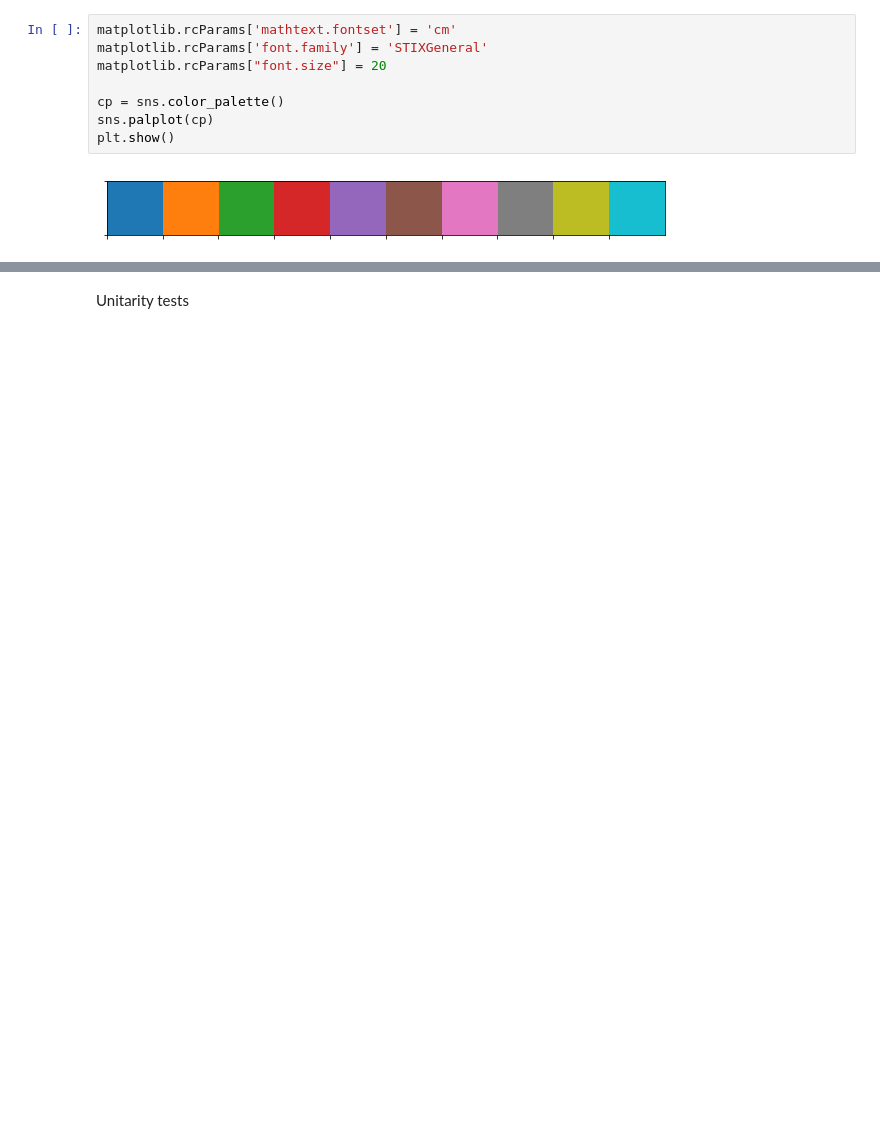
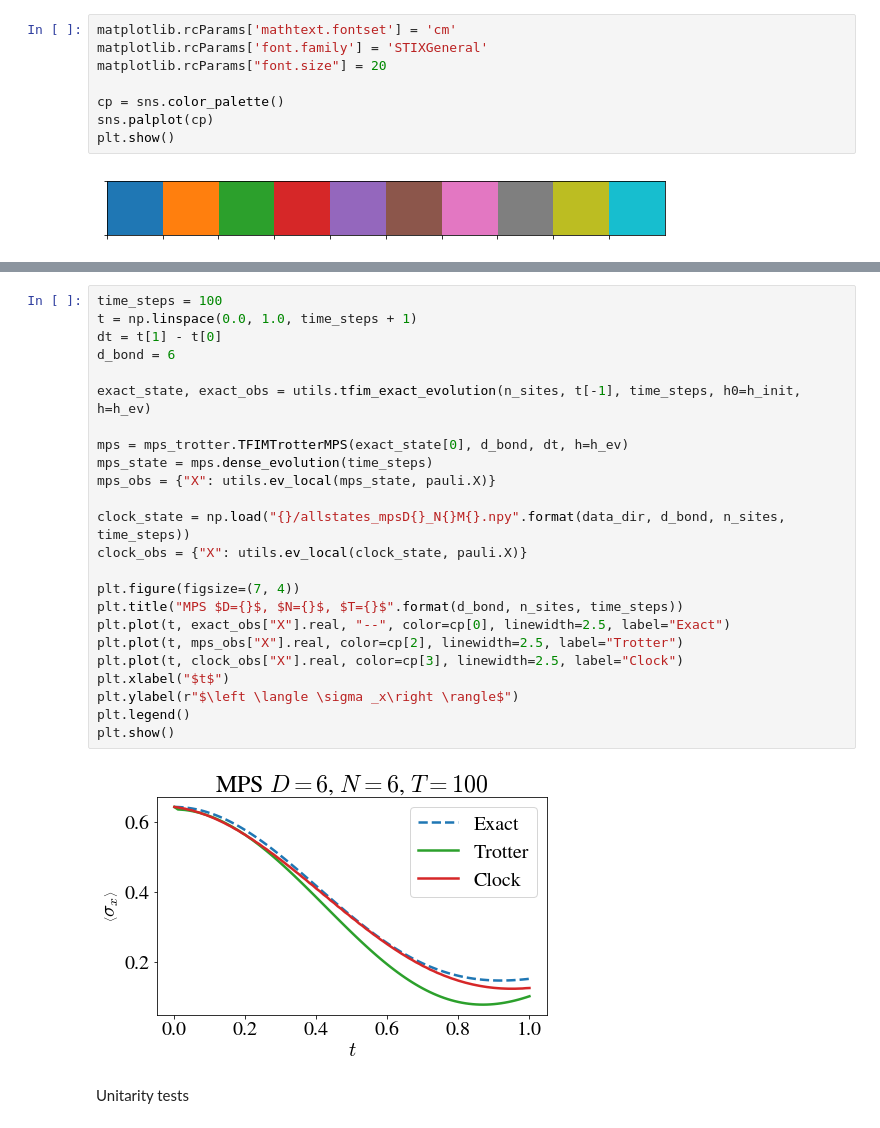
Before and after one commit to stavros11/Time-Evolution, a Jupyter notebook: mps_trotter.ipynb, the cells around one changed output, grey strips where cells are left out. Drawn from its saved outputs; the diff is of its cells as text; blank space fills up the shorter version.

```diff
--- a/mps_trotter.ipynb
+++ b/mps_trotter.ipynb
@@ -34,3 +57,29 @@ mps_state = mps.evolve(time_steps)
+# %%
+time_steps = 100
+t = np.linspace(0.0, 1.0, time_steps + 1)
+dt = t[1] - t[0]
+d_bond = 6
+
+exact_state, exact_obs = utils.tfim_exact_evolution(n_sites, t[-1], time_steps, h0=h_init, h=h_ev)
+
+mps = mps_trotter.TFIMTrotterMPS(exact_state[0], d_bond, dt, h=h_ev)
+mps_state = mps.dense_evolution(time_steps)
+mps_obs = {"X": utils.ev_local(mps_state, pauli.X)}
+
+clock_state = np.load("{}/allstates_mpsD{}_N{}M{}.npy".format(data_dir, d_bond, n_sites, time_steps))
+clock_obs = {"X": utils.ev_local(clock_state, pauli.X)}
+
+plt.figure(figsize=(7, 4))
+plt.title("MPS $D={}$, $N={}$, $T={}$".format(d_bond, n_sites, time_steps))
+plt.plot(t, exact_obs["X"].real, "--", color=cp[0], linewidth=2.5, label="Exact")
+plt.plot(t, mps_obs["X"].real, color=cp[2], linewidth=2.5, label="Trotter")
+plt.plot(t, clock_obs["X"].real, color=cp[3], linewidth=2.5, label="Clock")
+plt.xlabel("$t$")
+plt.ylabel(r"$\left \langle \sigma _x\right \rangle$")
+plt.legend()
+plt.show()
+# %% [output]
+[figure, added]
 # %% [markdown]
 Unitarity tests
 # %%
```
Also changed, not shown: parts of 6 cells of this notebook, 1 other file.
